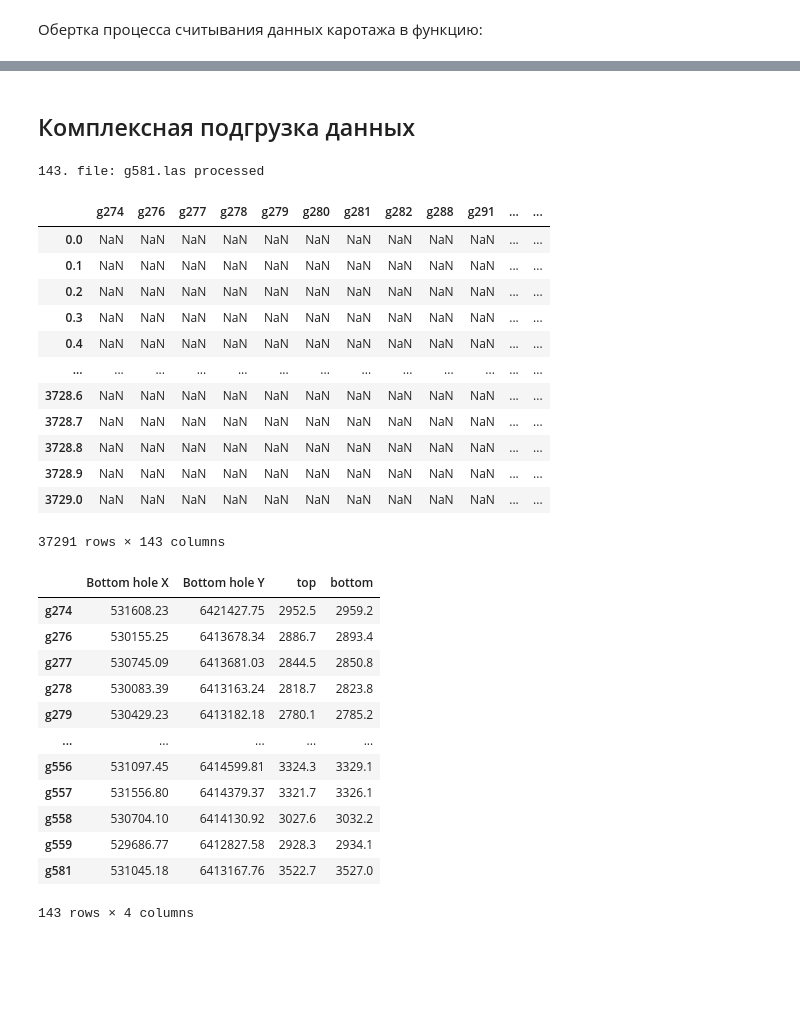
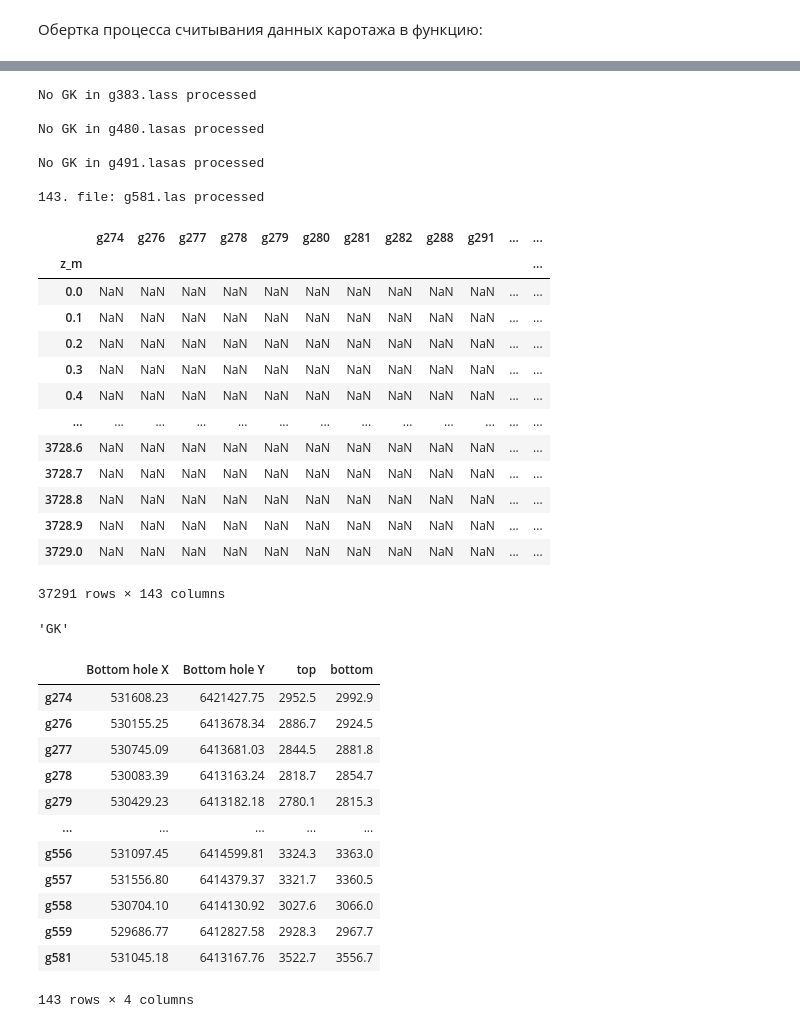
Before and after one commit to AnastasiaButus/Interpolation-of-logging-curves, a Jupyter notebook: 1__Preproc_data/GIS_analise/Load_Gis.ipynb, the cells around one changed output, grey strips where cells are left out. Cells and saved outputs as stored; diff of their text form; code cells hidden in the pictures; blank space fills up the shorter version.

```diff
--- a/1__Preproc_data/GIS_analise/Load_Gis.ipynb
+++ b/1__Preproc_data/GIS_analise/Load_Gis.ipynb
@@ -8,6 +16,10 @@ import matplotlib.pyplot as plt
 import lasio
 
 from gis_func import get_df_well_coord, get_well_gis, get_all_gis
+# %%
+DIR_NAME_LAS = "omsk"
+FILE_NAME_LAS = "g288.las"
+NAME_SIGNAL = "GK"
 # %% [markdown]
 ## Чтения las-файлов
 # %% [markdown]
@@ -106,11 +86,17 @@ df_coord_fin
-# %% [markdown]
-## Комплексная подгрузка данных
 # %%
-df_signals, df_coord = get_all_gis(name_signal="BK")
+df_signals, df_coord = get_all_gis(name_signal=NAME_SIGNAL)
+df_signals.index.name = "z_m"
 df_signals
 # %% [output]
+No GK in g383.lass processed
+
+No GK in g480.lasas processed
+
+No GK in g491.lasas processed
+
 143. file: g581.las processed
 |  | g274 | g276 | g277 | g278 | g279 | g280 | g281 | g282 | g288 | g291 | ... | ... |
+| z_m |  |  |  |  |  |  |  |  |  |  |  | ... |
 | 0.0 | NaN | NaN | NaN | NaN | NaN | NaN | NaN | NaN | NaN | NaN | ... | ... |
 | 0.1 | NaN | NaN | NaN | NaN | NaN | NaN | NaN | NaN | NaN | NaN | ... | ... |
 | 0.2 | NaN | NaN | NaN | NaN | NaN | NaN | NaN | NaN | NaN | NaN | ... | ... |
@@ -128,17 +115,21 @@ df_signals.to_excel("Proc_signal.xlsx")
+# %%
+NAME_SIGNAL
+# %% [output]
+'GK'
 # %%
 df_coord
 # %% [output]
 |  | Bottom hole X | Bottom hole Y | top | bottom |
-| g274 | 531608.23 | 6421427.75 | 2952.5 | 2959.2 |
-| g276 | 530155.25 | 6413678.34 | 2886.7 | 2893.4 |
-| g277 | 530745.09 | 6413681.03 | 2844.5 | 2850.8 |
-| g278 | 530083.39 | 6413163.24 | 2818.7 | 2823.8 |
-| g279 | 530429.23 | 6413182.18 | 2780.1 | 2785.2 |
+| g274 | 531608.23 | 6421427.75 | 2952.5 | 2992.9 |
+| g276 | 530155.25 | 6413678.34 | 2886.7 | 2924.5 |
+| g277 | 530745.09 | 6413681.03 | 2844.5 | 2881.8 |
+| g278 | 530083.39 | 6413163.24 | 2818.7 | 2854.7 |
+| g279 | 530429.23 | 6413182.18 | 2780.1 | 2815.3 |
 | ... | ... | ... | ... | ... |
-| g556 | 531097.45 | 6414599.81 | 3324.3 | 3329.1 |
-| g557 | 531556.80 | 6414379.37 | 3321.7 | 3326.1 |
-| g558 | 530704.10 | 6414130.92 | 3027.6 | 3032.2 |
-| g559 | 529686.77 | 6412827.58 | 2928.3 | 2934.1 |
-| g581 | 531045.18 | 6413167.76 | 3522.7 | 3527.0 |
+| g556 | 531097.45 | 6414599.81 | 3324.3 | 3363.0 |
+| g557 | 531556.80 | 6414379.37 | 3321.7 | 3360.5 |
+| g558 | 530704.10 | 6414130.92 | 3027.6 | 3066.0 |
+| g559 | 529686.77 | 6412827.58 | 2928.3 | 2967.7 |
+| g581 | 531045.18 | 6413167.76 | 3522.7 | 3556.7 |
 143 rows × 4 columns
 # %%
```
Also changed, not shown: parts of 9 cells of this notebook, 7 other files.
